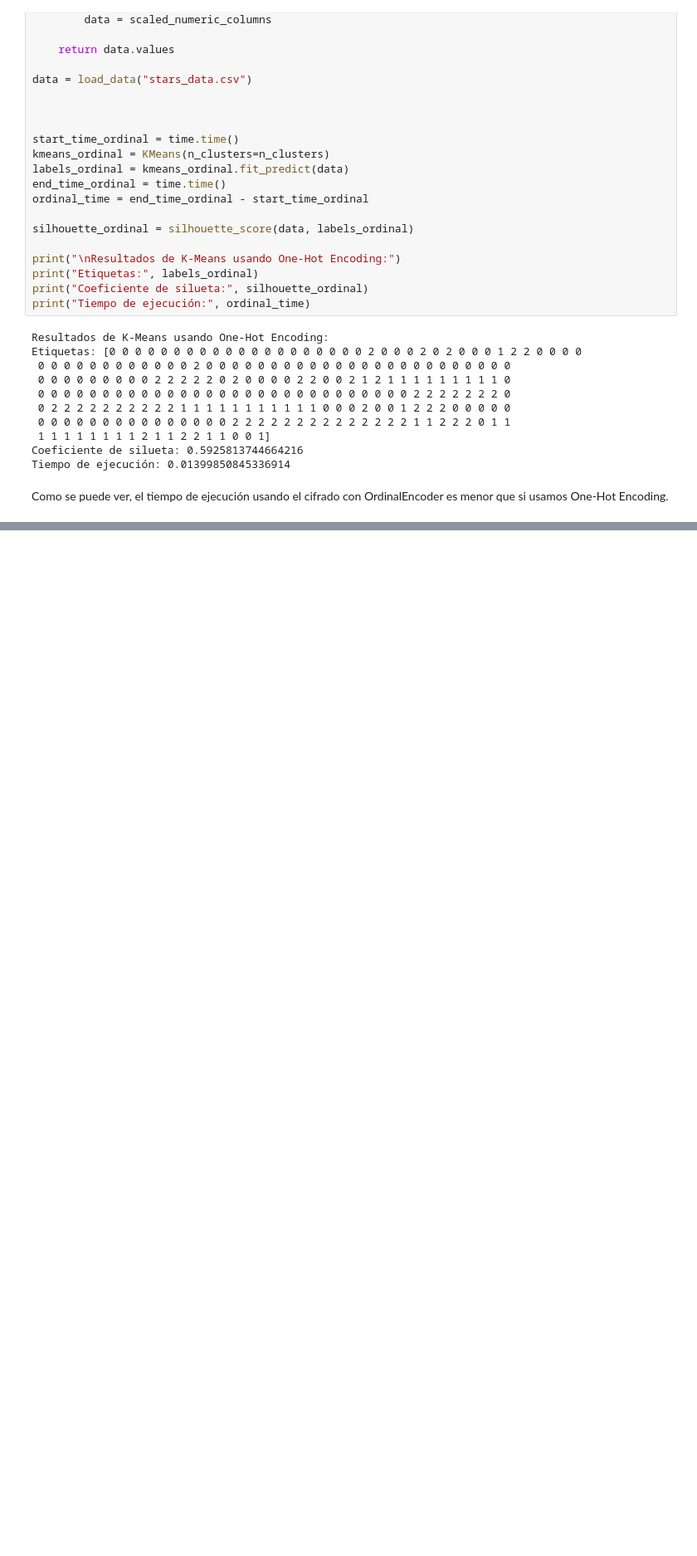
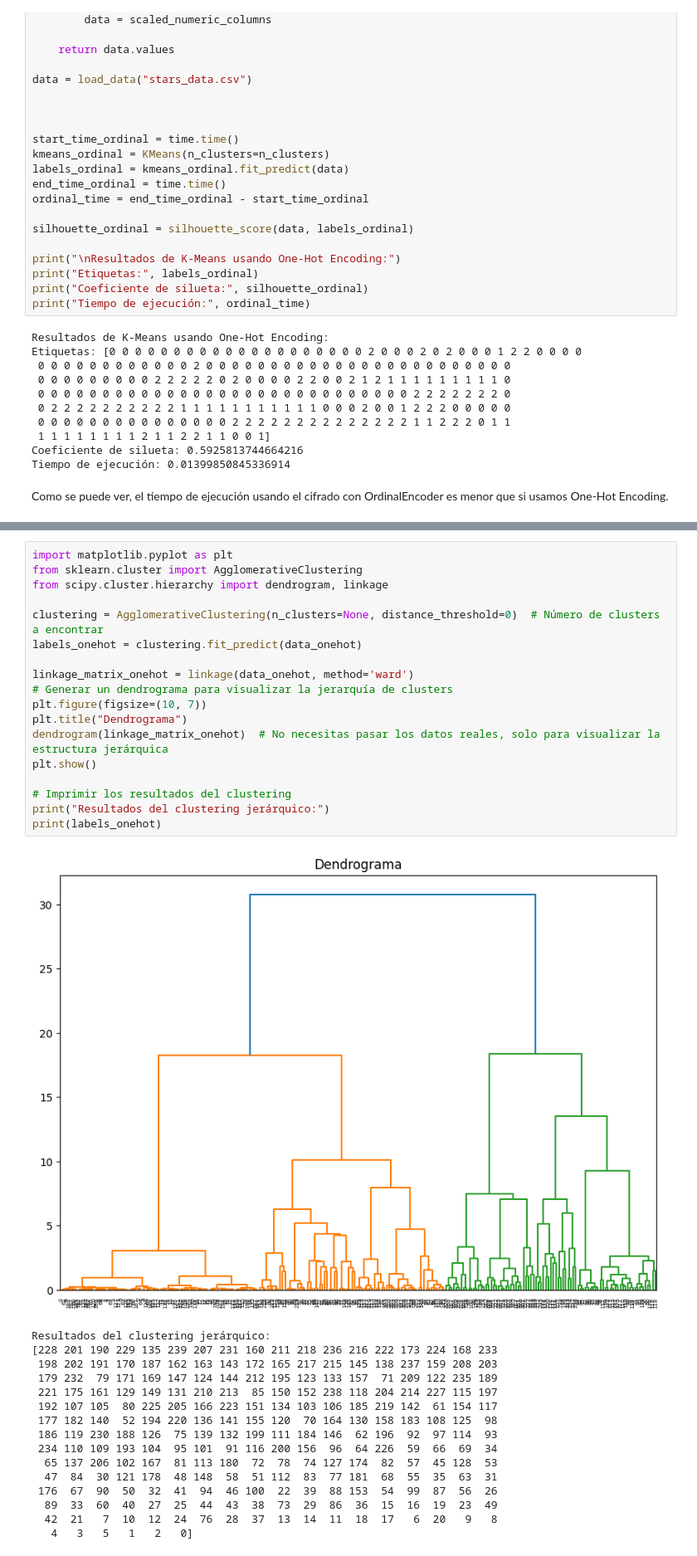
Before and after one commit to MigueLucena/Determinaci-n-Tipos-de-Estrellas, a Jupyter notebook: Practica2NT1.ipynb, the cells around one changed output, grey strips where cells are left out. Shown at 83% size. Saved outputs shown, nothing was run; the diff lists cells and outputs as text; blank space fills up the shorter version.

```diff
--- a/Practica2NT1.ipynb
+++ b/Practica2NT1.ipynb
@@ -281,0 +354,35 @@ Como se puede ver, el tiempo de ejecución usando el cifrado con OrdinalEncoder
+# %%
+import matplotlib.pyplot as plt
+from sklearn.cluster import AgglomerativeClustering
+from scipy.cluster.hierarchy import dendrogram, linkage
+
+clustering = AgglomerativeClustering(n_clusters=None, distance_threshold=0)  # Número de clusters a encontrar
+labels_onehot = clustering.fit_predict(data_onehot)
+
+linkage_matrix_onehot = linkage(data_onehot, method='ward')
+# Generar un dendrograma para visualizar la jerarquía de clusters
+plt.figure(figsize=(10, 7))
+plt.title("Dendrograma")
+dendrogram(linkage_matrix_onehot)  # No necesitas pasar los datos reales, solo para visualizar la estructura jerárquica
+plt.show()
+
+# Imprimir los resultados del clustering
+print("Resultados del clustering jerárquico:")
+print(labels_onehot)
+# %% [output]
+[figure, added]
+Resultados del clustering jerárquico:
+[228 201 190 229 135 239 207 231 160 211 218 236 216 222 173 224 168 233
+ 198 202 191 170 187 162 163 143 172 165 217 215 145 138 237 159 208 203
+ 179 232  79 171 169 147 124 144 212 195 123 133 157  71 209 122 235 189
+ 221 175 161 129 149 131 210 213  85 150 152 238 118 204 214 227 115 197
+ 192 107 105  80 225 205 166 223 151 134 103 106 185 219 142  61 154 117
+ 177 182 140  52 194 220 136 141 155 120  70 164 130 158 183 108 125  98
+ 186 119 230 188 126  75 139 132 199 111 184 146  62 196  92  97 114  93
+ 234 110 109 193 104  95 101  91 116 200 156  96  64 226  59  66  69  34
+  65 137 206 102 167  81 113 180  72  78  74 127 174  82  57  45 128  53
+  47  84  30 121 178  48 148  58  51 112  83  77 181  68  55  35  63  31
+ 176  67  90  50  32  41  94  46 100  22  39  88 153  54  99  87  56  26
+  89  33  60  40  27  25  44  43  38  73  29  86  36  15  16  19  23  49
+  42  21   7  10  12  24  76  28  37  13  14  11  18  17   6  20   9   8
+   4   3   5   1   2   0]
```
Also changed, not shown: parts of 7 cells of this notebook.
